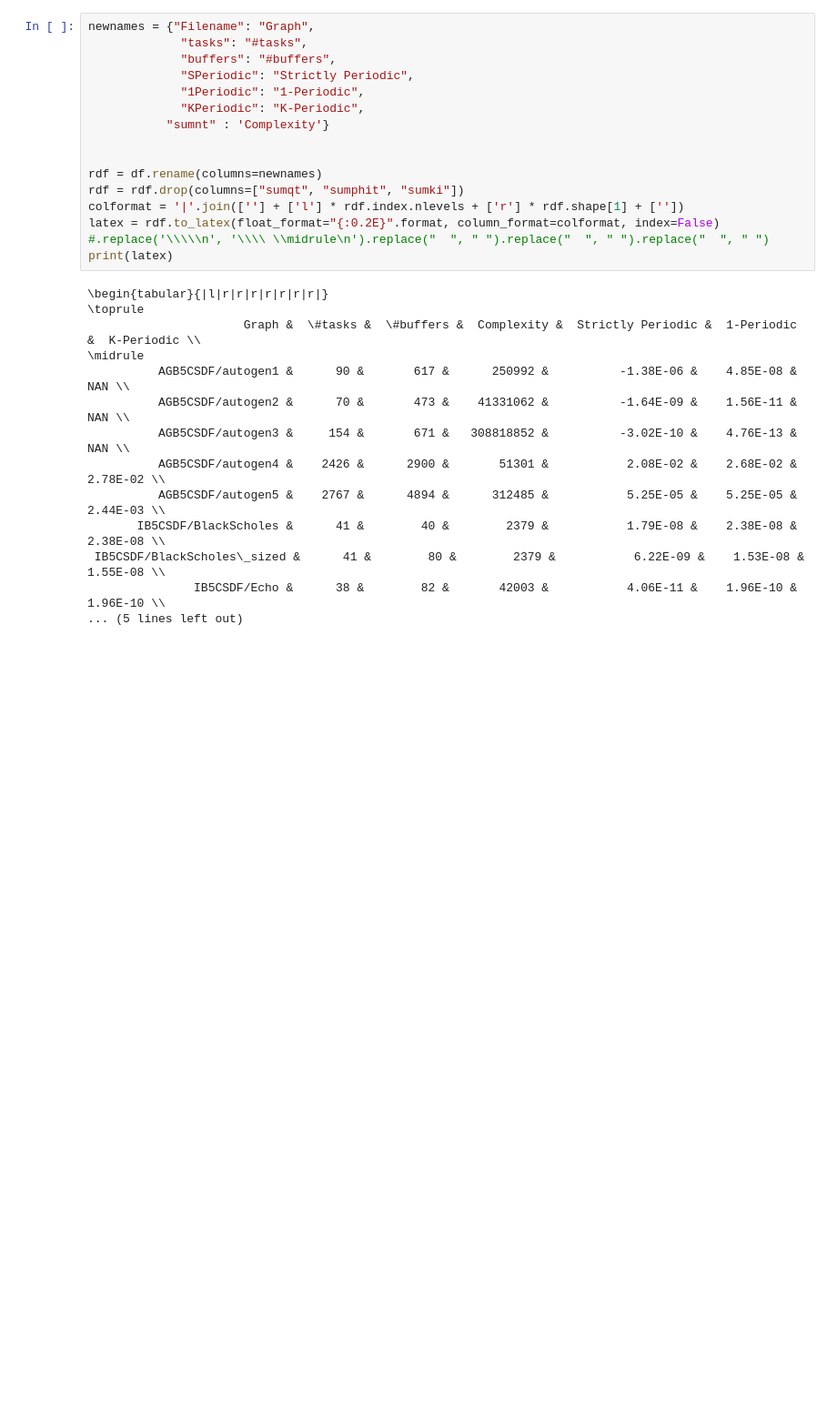
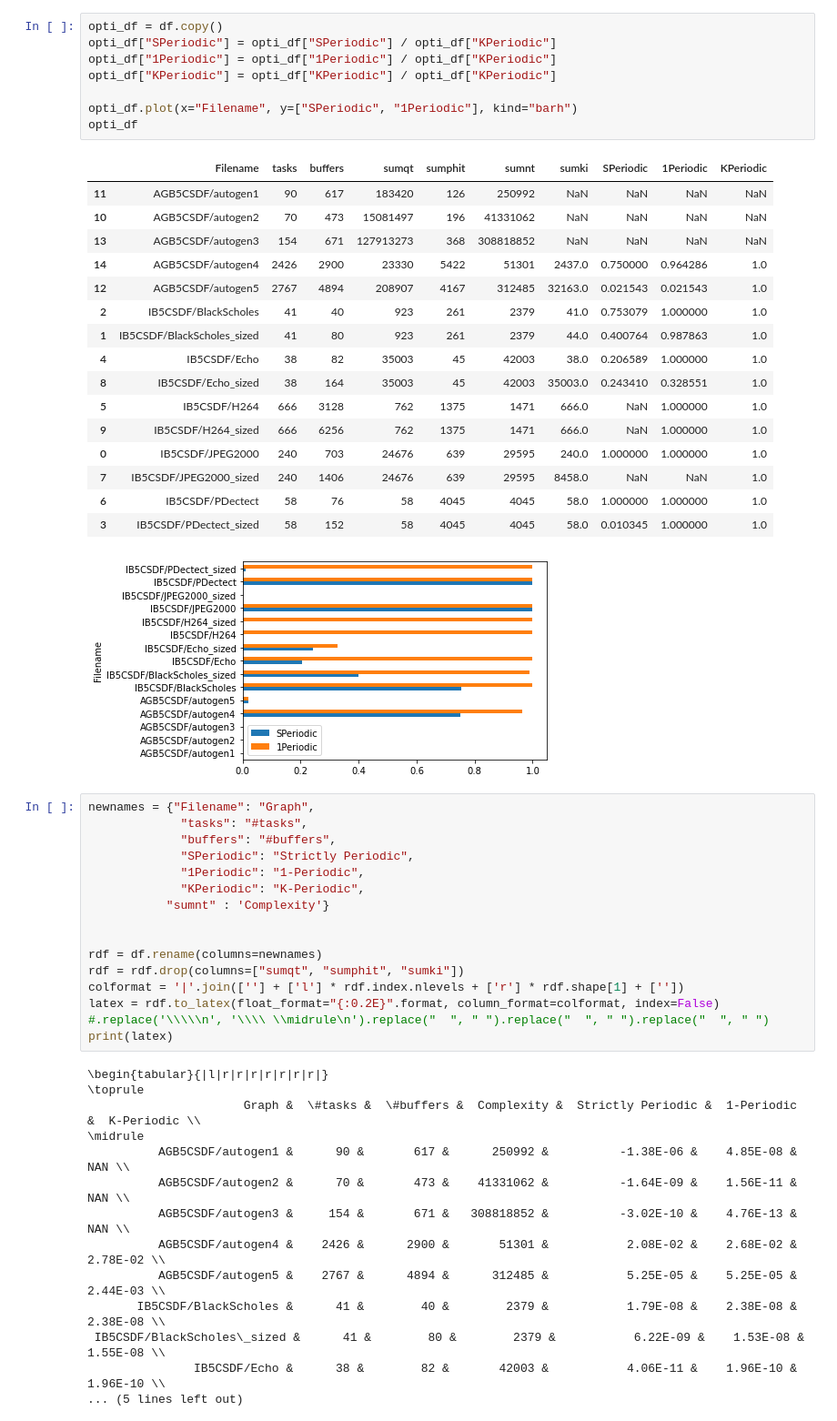
Before and after one commit to katwinkl3/kiter, a Jupyter notebook: SPeriodicCrunch.ipynb, the cells around one changed output. Shown at 91% size. Drawn from its saved outputs; the diff is of its cells as text; blank space fills up the shorter version.

```diff
--- a/SPeriodicCrunch.ipynb
+++ b/SPeriodicCrunch.ipynb
@@ -45,3 +45,29 @@ df
+# %%
+opti_df = df.copy()
+opti_df["SPeriodic"] = opti_df["SPeriodic"] / opti_df["KPeriodic"]
+opti_df["1Periodic"] = opti_df["1Periodic"] / opti_df["KPeriodic"]
+opti_df["KPeriodic"] = opti_df["KPeriodic"] / opti_df["KPeriodic"]
+
+opti_df.plot(x="Filename", y=["SPeriodic", "1Periodic"], kind="barh")
+opti_df
+# %% [output]
+|  | Filename | tasks | buffers | sumqt | sumphit | sumnt | sumki | SPeriodic | 1Periodic | KPeriodic |
+| 11 | AGB5CSDF/autogen1 | 90 | 617 | 183420 | 126 | 250992 | NaN | NaN | NaN | NaN |
+| 10 | AGB5CSDF/autogen2 | 70 | 473 | 15081497 | 196 | 41331062 | NaN | NaN | NaN | NaN |
+| 13 | AGB5CSDF/autogen3 | 154 | 671 | 127913273 | 368 | 308818852 | NaN | NaN | NaN | NaN |
+| 14 | AGB5CSDF/autogen4 | 2426 | 2900 | 23330 | 5422 | 51301 | 2437.0 | 0.750000 | 0.964286 | 1.0 |
+| 12 | AGB5CSDF/autogen5 | 2767 | 4894 | 208907 | 4167 | 312485 | 32163.0 | 0.021543 | 0.021543 | 1.0 |
+| 2 | IB5CSDF/BlackScholes | 41 | 40 | 923 | 261 | 2379 | 41.0 | 0.753079 | 1.000000 | 1.0 |
+| 1 | IB5CSDF/BlackScholes_sized | 41 | 80 | 923 | 261 | 2379 | 44.0 | 0.400764 | 0.987863 | 1.0 |
+| 4 | IB5CSDF/Echo | 38 | 82 | 35003 | 45 | 42003 | 38.0 | 0.206589 | 1.000000 | 1.0 |
+| 8 | IB5CSDF/Echo_sized | 38 | 164 | 35003 | 45 | 42003 | 35003.0 | 0.243410 | 0.328551 | 1.0 |
+| 5 | IB5CSDF/H264 | 666 | 3128 | 762 | 1375 | 1471 | 666.0 | NaN | 1.000000 | 1.0 |
+| 9 | IB5CSDF/H264_sized | 666 | 6256 | 762 | 1375 | 1471 | 666.0 | NaN | 1.000000 | 1.0 |
+| 0 | IB5CSDF/JPEG2000 | 240 | 703 | 24676 | 639 | 29595 | 240.0 | 1.000000 | 1.000000 | 1.0 |
+| 7 | IB5CSDF/JPEG2000_sized | 240 | 1406 | 24676 | 639 | 29595 | 8458.0 | NaN | NaN | 1.0 |
+| 6 | IB5CSDF/PDectect | 58 | 76 | 58 | 4045 | 4045 | 58.0 | 1.000000 | 1.000000 | 1.0 |
+| 3 | IB5CSDF/PDectect_sized | 58 | 152 | 58 | 4045 | 4045 | 58.0 | 0.010345 | 1.000000 | 1.0 |
+[figure, added]
 # %%
 newnames = {"Filename": "Graph",
              "tasks": "#tasks",
```
Also changed, not shown: parts of 5 cells of this notebook, 8 other files.
